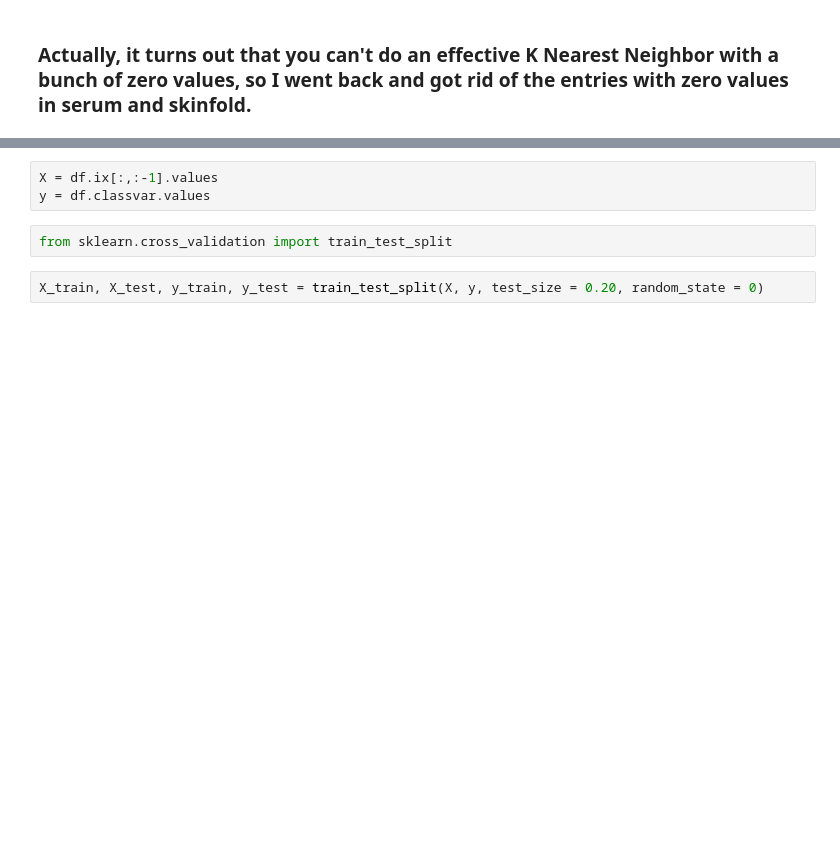
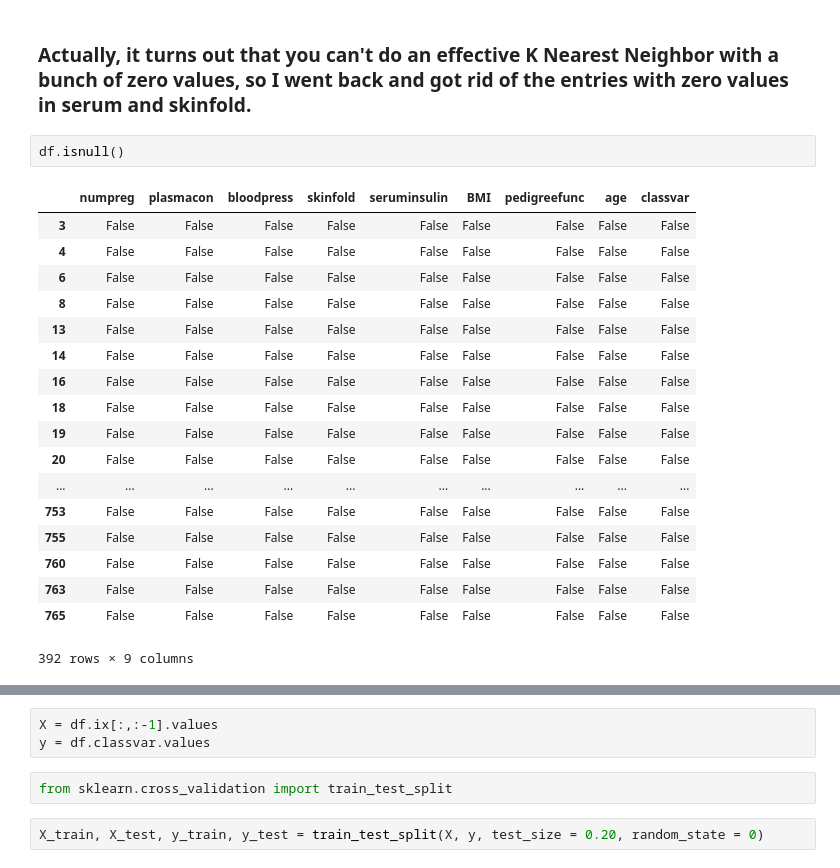
Before and after one commit to mwnachman/DAT_SF_18, a Jupyter notebook: homework/Homework 3/Homework 3.ipynb, the cells around one changed output, grey strips where cells are left out. Cells and saved outputs as stored; diff of their text form; blank space fills up the shorter version.

```diff
--- a/homework/Homework 3/Homework 3.ipynb
+++ b/homework/Homework 3/Homework 3.ipynb
@@ -389,4 +355,25 @@ show(a)
 [interactive output not drawn]
 # %% [markdown]
 ### Actually, it turns out that you can't do an effective K Nearest Neighbor with a bunch of zero values, so I went back and got rid of the entries with zero values in serum and skinfold.
+# %%
+df.isnull()
+# %% [output]
+|  | numpreg | plasmacon | bloodpress | skinfold | seruminsulin | BMI | pedigreefunc | age | classvar |
+| 3 | False | False | False | False | False | False | False | False | False |
+| 4 | False | False | False | False | False | False | False | False | False |
+| 6 | False | False | False | False | False | False | False | False | False |
+| 8 | False | False | False | False | False | False | False | False | False |
+| 13 | False | False | False | False | False | False | False | False | False |
+| 14 | False | False | False | False | False | False | False | False | False |
+| 16 | False | False | False | False | False | False | False | False | False |
+| 18 | False | False | False | False | False | False | False | False | False |
+| 19 | False | False | False | False | False | False | False | False | False |
+| 20 | False | False | False | False | False | False | False | False | False |
+| ... | ... | ... | ... | ... | ... | ... | ... | ... | ... |
+| 753 | False | False | False | False | False | False | False | False | False |
+| 755 | False | False | False | False | False | False | False | False | False |
+| 760 | False | False | False | False | False | False | False | False | False |
+| 763 | False | False | False | False | False | False | False | False | False |
+| 765 | False | False | False | False | False | False | False | False | False |
+392 rows × 9 columns
 # %%
```
Also changed, not shown: parts of 27 cells of this notebook, 8 other files.
